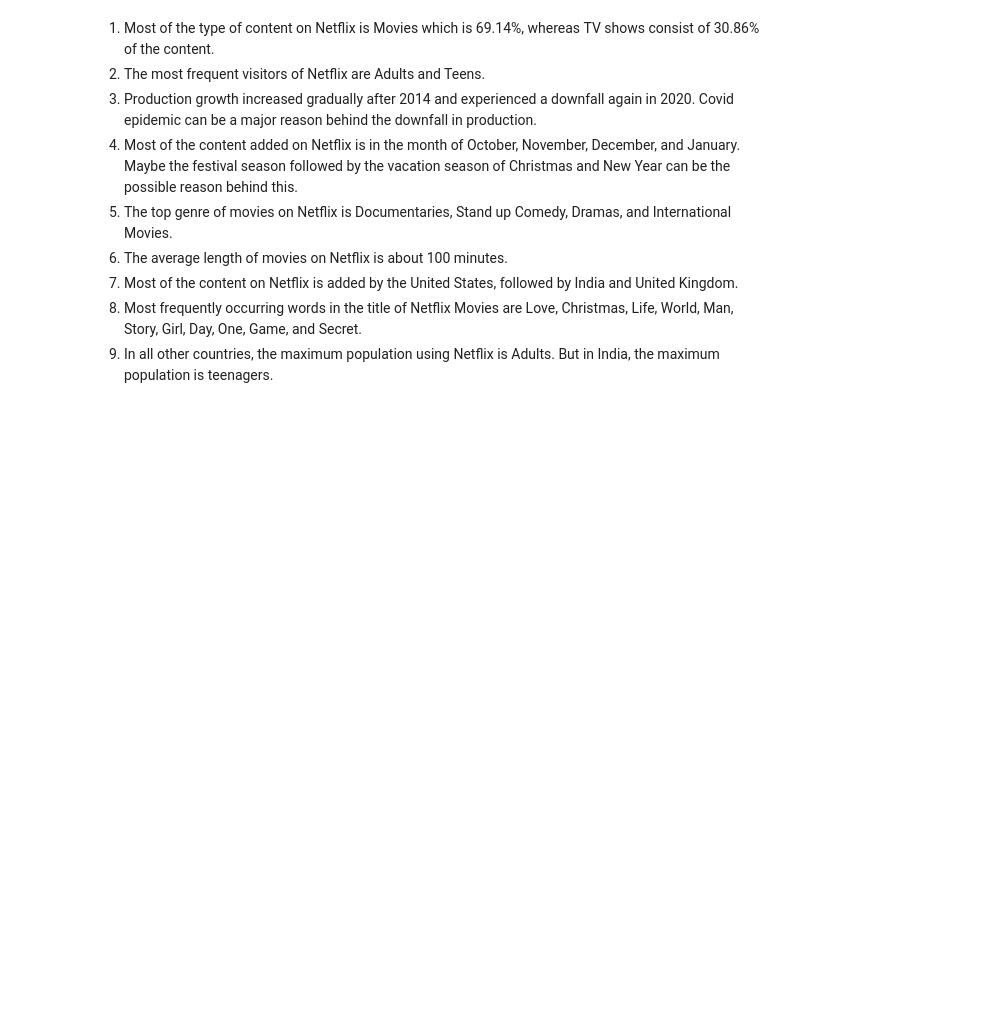
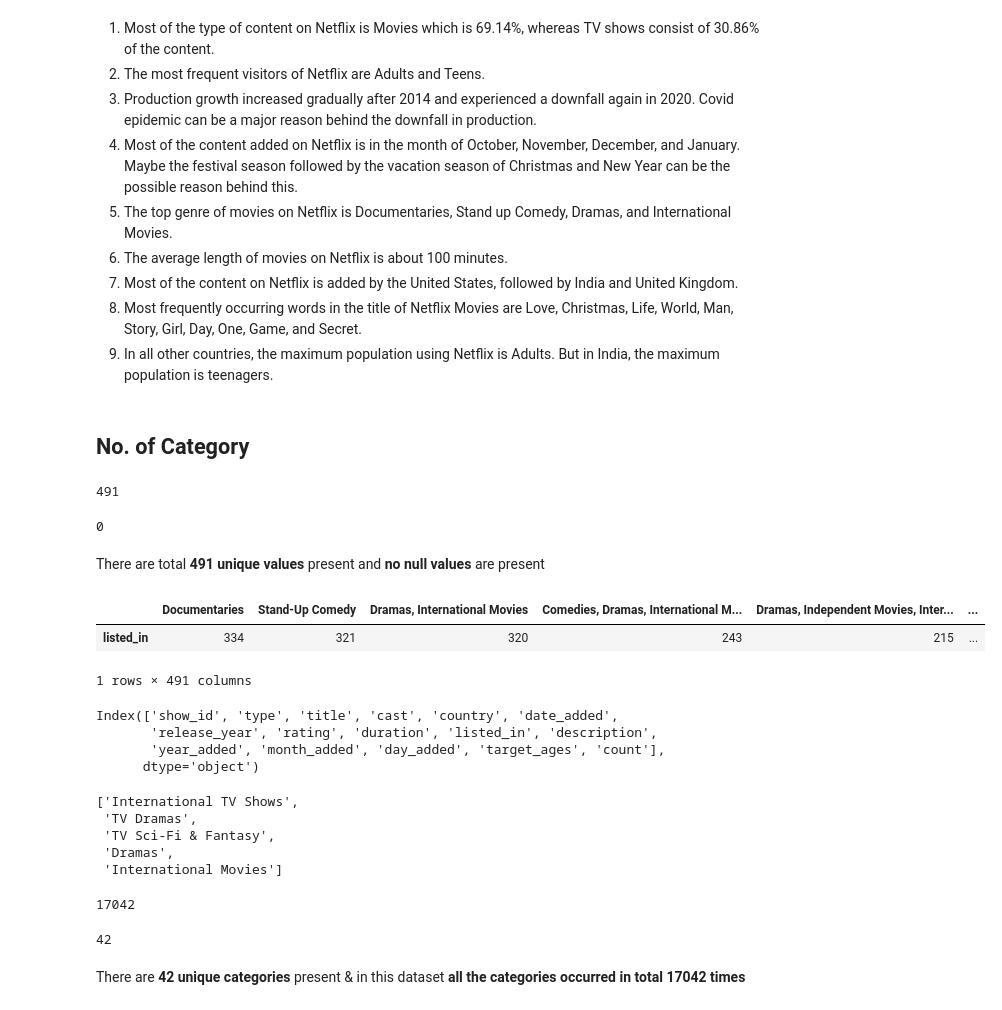
Before and after one commit to rashmi-biswas/Netflix_movies_tvshows_clustering, a Jupyter notebook: NETFLIX_MOVIES_&_TV_SHOWS_CLUSTERING.ipynb, the cells around one changed output. Cells and saved outputs as stored; diff of their text form; code cells hidden in the pictures; blank space fills up the shorter version.

```diff
--- a/NETFLIX_MOVIES_&_TV_SHOWS_CLUSTERING.ipynb
+++ b/NETFLIX_MOVIES_&_TV_SHOWS_CLUSTERING.ipynb
@@ -425,3 +425,49 @@ plt.show()
 7. Most of the content on Netflix is added by the United States, followed by India and United Kingdom.
 8. Most frequently occurring words in the title of Netflix Movies are Love, Christmas, Life, World, Man, Story, Girl, Day, One, Game, and Secret.
 9. In all other countries, the maximum population using Netflix is Adults. But in India, the maximum population is teenagers.
+# %% [markdown]
+## **No. of Category**
+# %%
+netflix.listed_in.nunique()
+# %% [output]
+491
+# %%
+netflix.listed_in.isna().sum()
+# %% [output]
+0
+# %% [markdown]
+There are total **491 unique values** present and **no null values** are present
+# %%
+#value counts
+netflix.listed_in.value_counts().to_frame().T
+# %% [output]
+|  | Documentaries | Stand-Up Comedy | Dramas, International Movies | Comedies, Dramas, International M... | Dramas, Independent Movies, Inter... | ... |
+| listed_in | 334 | 321 | 320 | 243 | 215 | ... |
+1 rows × 491 columns
+# %%
+netflix.columns
+# %% [output]
+Index(['show_id', 'type', 'title', 'cast', 'country', 'date_added',
+       'release_year', 'rating', 'duration', 'listed_in', 'description',
+       'year_added', 'month_added', 'day_added', 'target_ages', 'count'],
+      dtype='object')
+# %%
+#making categories
+categories = ", ".join(netflix['listed_in']).split(", ")
+categories[:5]
+# %% [output]
+['International TV Shows',
+ 'TV Dramas',
+ 'TV Sci-Fi & Fantasy',
+ 'Dramas',
+ 'International Movies']
+# %%
+len(categories)
+# %% [output]
+17042
+# %%
+len(set(categories))
+# %% [output]
+42
+# %% [markdown]
+There are **42 unique categories** present & in this dataset **all the categories occurred in total 17042 times**
```
Also changed, not shown: parts of 24 cells of this notebook.
